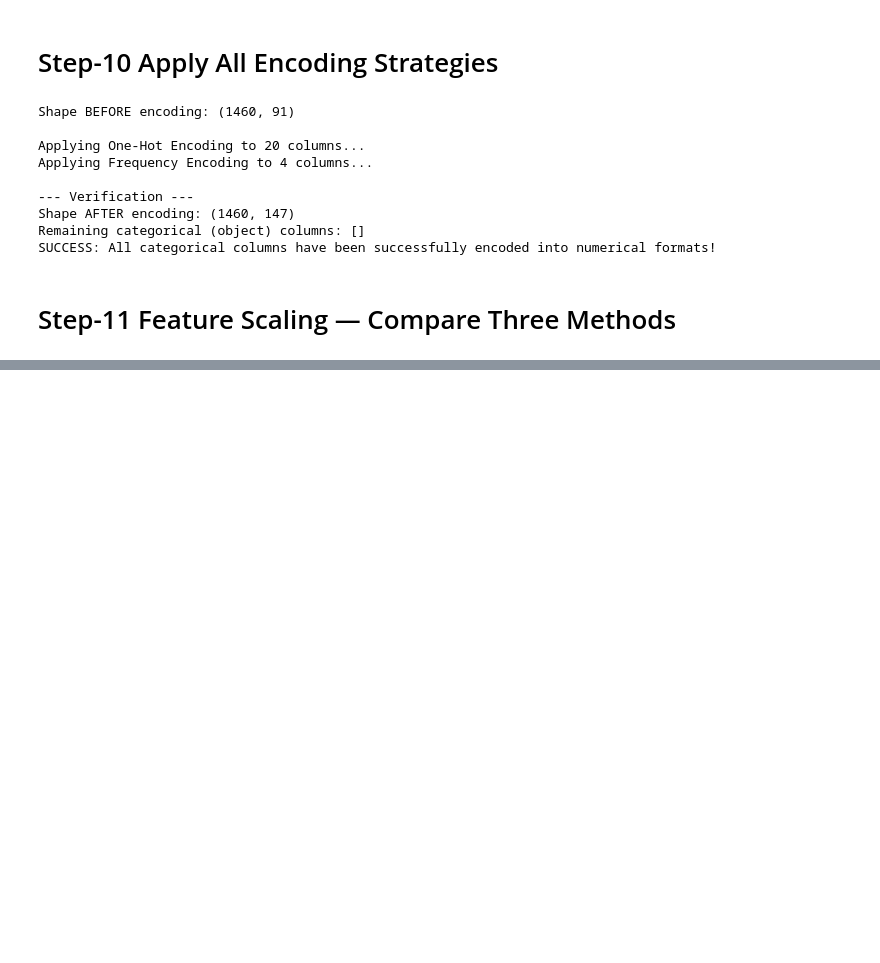
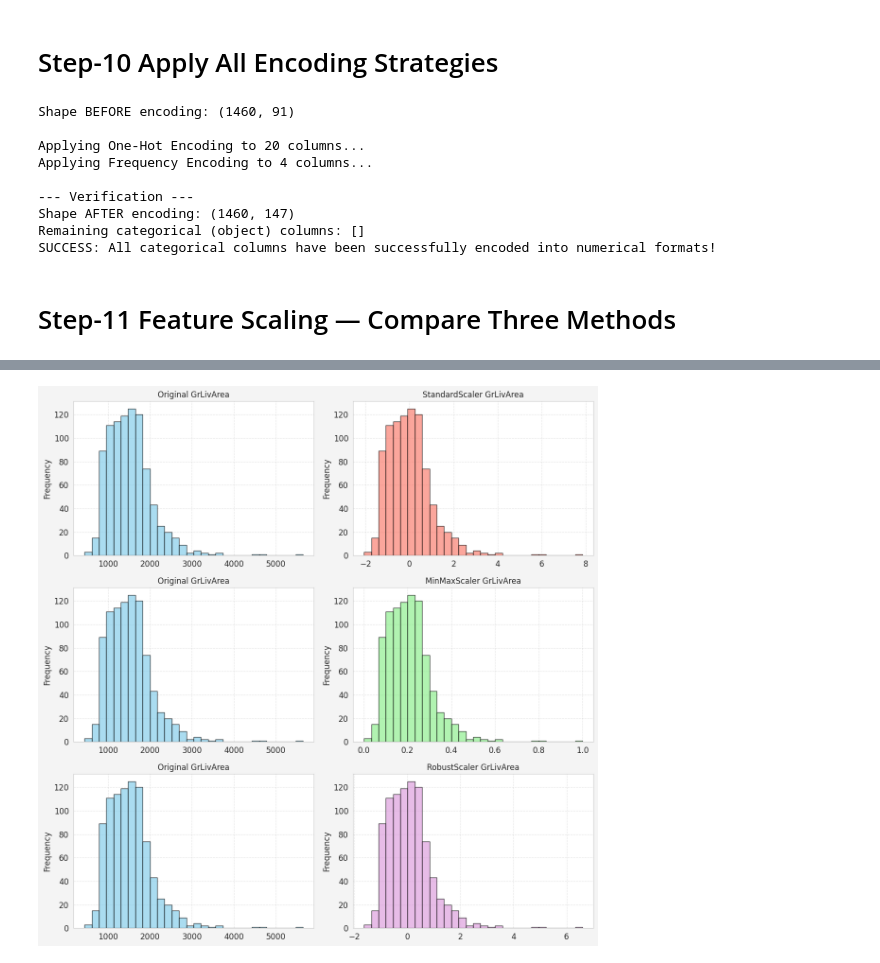
Before and after one commit to isamadafridi/AIML-Internship-Week3-AbdulSamadAfridi, a Jupyter notebook: AIML_Internship_Week3_AbdulSamadAfridi.ipynb, the cells around one changed output, grey strips where cells are left out. Drawn from its saved outputs; the diff is of its cells as text; code cells hidden in the pictures; blank space fills up the shorter version.

```diff
--- a/AIML_Internship_Week3_AbdulSamadAfridi.ipynb
+++ b/AIML_Internship_Week3_AbdulSamadAfridi.ipynb
@@ -940,3 +940,81 @@ Remaining categorical (object) columns: []
 SUCCESS: All categorical columns have been successfully encoded into numerical formats!
 # %% [markdown]
 # Step-11 Feature Scaling — Compare Three Methods
+# %%
+from sklearn.model_selection import train_test_split
+from sklearn.preprocessing import StandardScaler, MinMaxScaler, RobustScaler
+
+# Just to be extremely safe, let's explicitly select only numerical columns
+# and drop any lingering NaNs that would crash the scalers.
+numeric_df = df.select_dtypes(include=[np.number]).dropna()
+
+# 1. Split the data
+X = numeric_df.drop('SalePrice', axis=1)
+y = numeric_df['SalePrice']
+
+X_train, X_test, y_train, y_test = train_test_split(X, y, test_size=0.2, random_state=42)
+
+# 2. Initialize the three scalers
+std_scaler = StandardScaler()
+minmax_scaler = MinMaxScaler()
+robust_scaler = RobustScaler()
+
+# 3. Fit and transform the training data, and transform the test data
+# We only FIT on the training data to prevent data leakage!
+X_train_std = pd.DataFrame(std_scaler.fit_transform(X_train), columns=X_train.columns)
+X_test_std = pd.DataFrame(std_scaler.transform(X_test), columns=X_test.columns)
+
+X_train_mm = pd.DataFrame(minmax_scaler.fit_transform(X_train), columns=X_train.columns)
+X_test_mm = pd.DataFrame(minmax_scaler.transform(X_test), columns=X_test.columns)
+
+X_train_rob = pd.DataFrame(robust_scaler.fit_transform(X_train), columns=X_train.columns)
+X_test_rob = pd.DataFrame(robust_scaler.transform(X_test), columns=X_test.columns)
+
+# 4. Print comparison table for 3 selected features
+features_to_compare = ['GrLivArea', 'OverallQual', 'YearBuilt']
+
+print(f"{'Feature':<15} | {'Original (Mean, Std)':<25} | {'Standard (Mean, Std)':<25} | {'MinMax (Mean, Std)':<25} | {'Robust (Mean, Std)'}")
+print("-" * 115)
+
+for feat in features_to_compare:
+    if feat in X_train.columns:
+        # Original
+        orig_m, orig_s = X_train[feat].mean(), X_train[feat].std()
+        # Standard
+        std_m, std_s = X_train_std[feat].mean(), X_train_std[feat].std()
+        # MinMax
+        mm_m, mm_s = X_train_mm[feat].mean(), X_train_mm[feat].std()
+        # Robust
+        rob_m, rob_s = X_train_rob[feat].mean(), X_train_rob[feat].std()
+
+        print(f"{feat:<15} | {orig_m:>8.2f}, {orig_s:>8.2f}       | {std_m:>8.2f}, {std_s:>8.2f}       | {mm_m:>8.2f}, {mm_s:>8.2f}       | {rob_m:>8.2f}, {rob_s:>8.2f}")
+
+print("\nGenerating Histograms...")
+
+# 5. Create a 3x2 subplot showing histograms for 'GrLivArea'
+fig, axes = plt.subplots(nrows=3, ncols=2, figsize=(12, 12))
+fig.patch.set_facecolor('#f4f4f4')
+
+# Helper function to plot histograms nicely
+def plot_hist(ax, data, title, color):
+    ax.hist(data, bins=30, color=color, edgecolor='black', alpha=0.7)
+    ax.set_title(title, fontsize=12)
+    ax.set_ylabel('Frequency')
+    ax.grid(True, linestyle='--', alpha=0.5)
+
+# Row 1: StandardScaler
+plot_hist(axes[0, 0], X_train['GrLivArea'], 'Original GrLivArea', 'skyblue')
+plot_hist(axes[0, 1], X_train_std['GrLivArea'], 'StandardScaler GrLivArea', 'salmon')
+
+# Row 2: MinMaxScaler
+plot_hist(axes[1, 0], X_train['GrLivArea'], 'Original GrLivArea', 'skyblue')
+plot_hist(axes[1, 1], X_train_mm['GrLivArea'], 'MinMaxScaler GrLivArea', 'lightgreen')
+
+# Row 3: RobustScaler
+plot_hist(axes[2, 0], X_train['GrLivArea'], 'Original GrLivArea', 'skyblue')
+plot_hist(axes[2, 1], X_train_rob['GrLivArea'], 'RobustScaler GrLivArea', 'plum')
+
+plt.tight_layout()
+plt.savefig('w3_scaling_comparison.png', dpi=300)
+plt.show()
+# %% [output]
@@ -942,0 +1028 @@ SUCCESS: All categorical columns have been successfully encoded into numerical f
+[figure, added]
```
Also changed, not shown: parts of 5 cells of this notebook.
